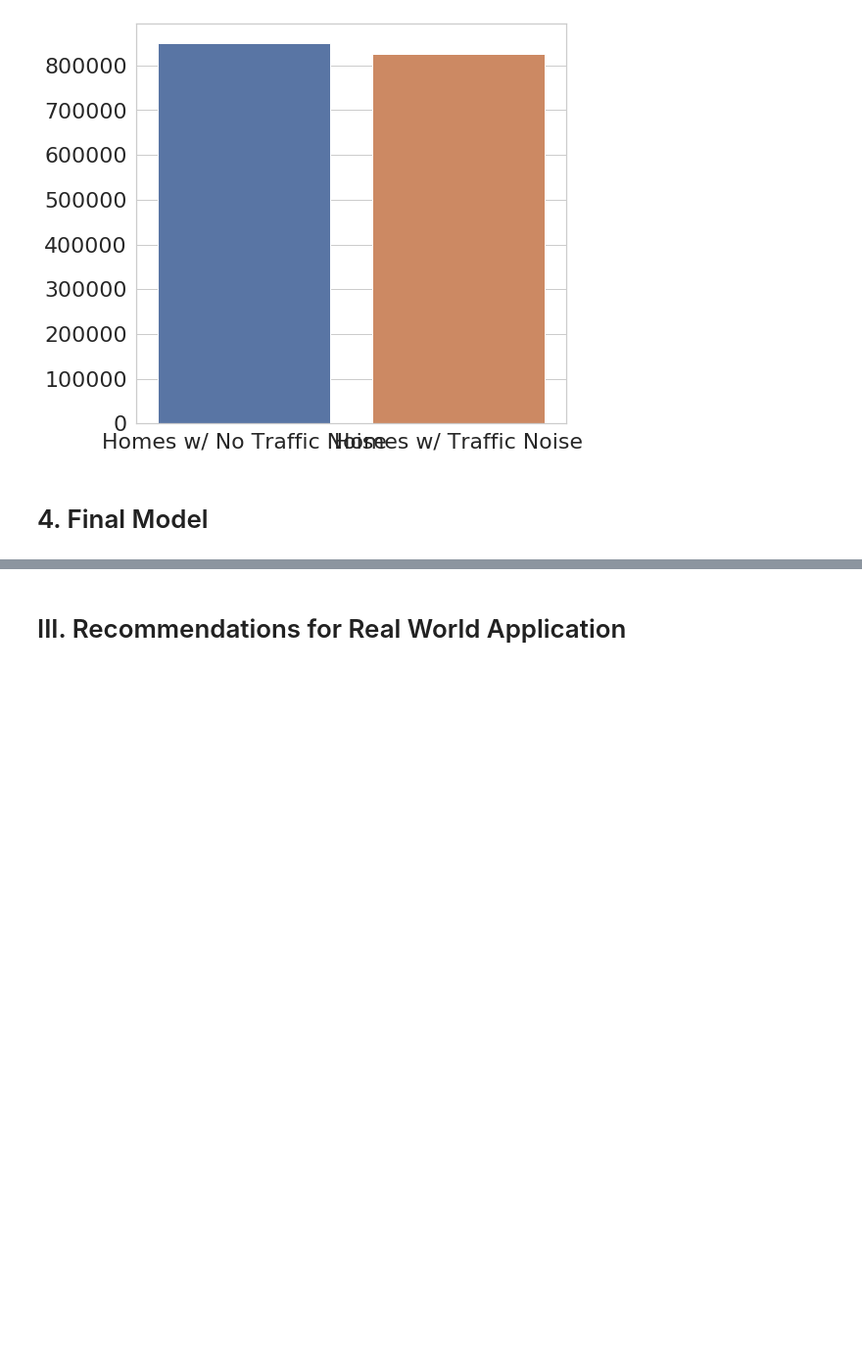
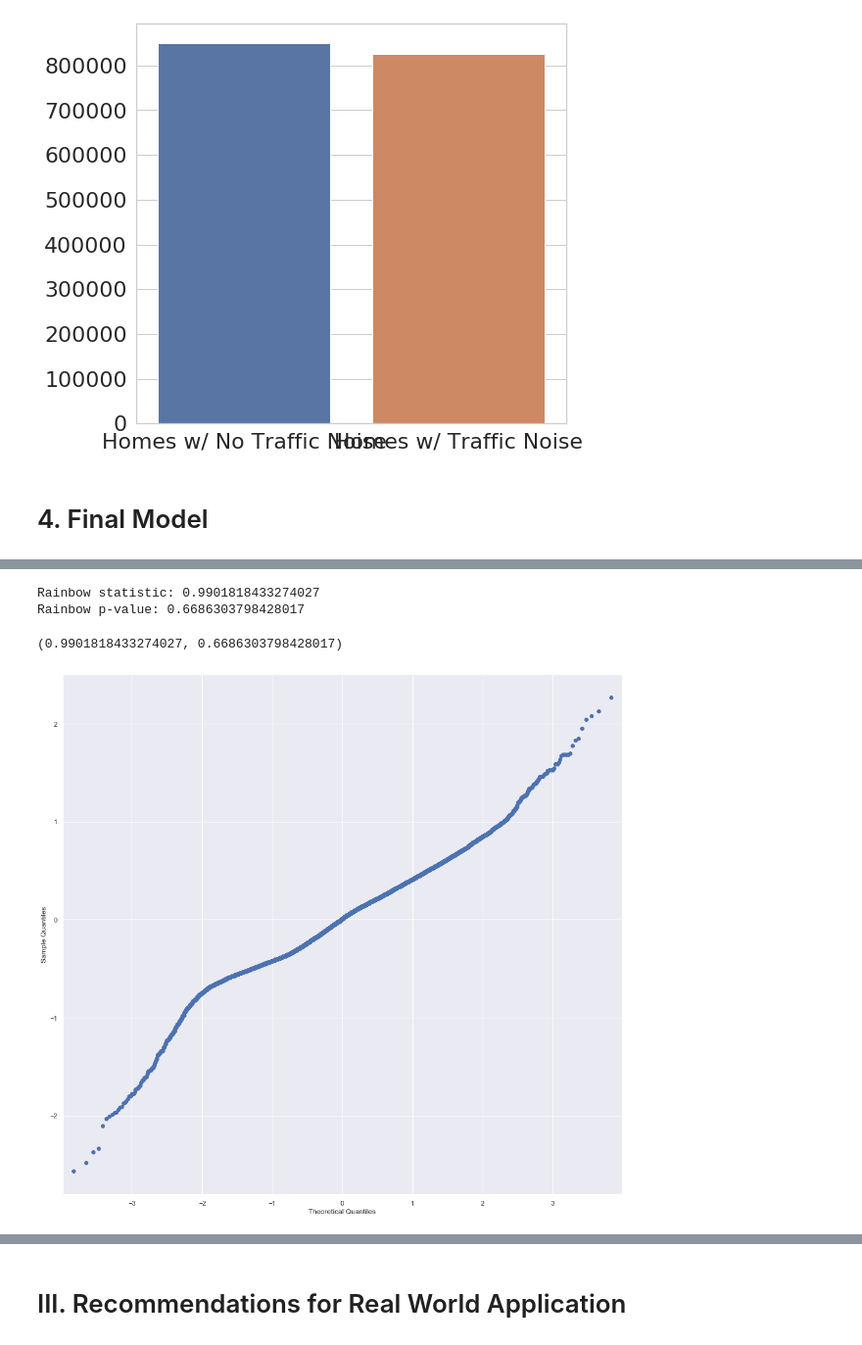
Before and after one commit to chum46/housing_sales_king_county, a Jupyter notebook: notebooks/report/00_cm_final_report_and_summary.ipynb, the cells around one changed output, grey strips where cells are left out. Shown at 98% size. Drawn from its saved outputs; the diff is of its cells as text; code cells hidden in the pictures; blank space fills up the shorter version.

```diff
--- a/notebooks/report/00_cm_final_report_and_summary.ipynb
+++ b/notebooks/report/00_cm_final_report_and_summary.ipynb
@@ -381,0 +423,2 @@ sns.barplot(x=['Homes w/ No Traffic Noise', 'Homes w/ Traffic Noise'],y=[no_traf
+# %%
+fm = cm_functions.get_fsm(fmodel_df)
@@ -381,0 +443,10 @@ sns.barplot(x=['Homes w/ No Traffic Noise', 'Homes w/ Traffic Noise'],y=[no_traf
+# %%
+cm_functions.lr_linear(fm)
+# %% [output]
+Rainbow statistic: 0.9901818433274027
+Rainbow p-value: 0.6686303798428017
+(0.9901818433274027, 0.6686303798428017)
+# %%
+cm_functions.lr_qq(fm)
+# %% [output]
+[figure, added]
```
Also changed, not shown: parts of 16 cells of this notebook, 2 other files.
